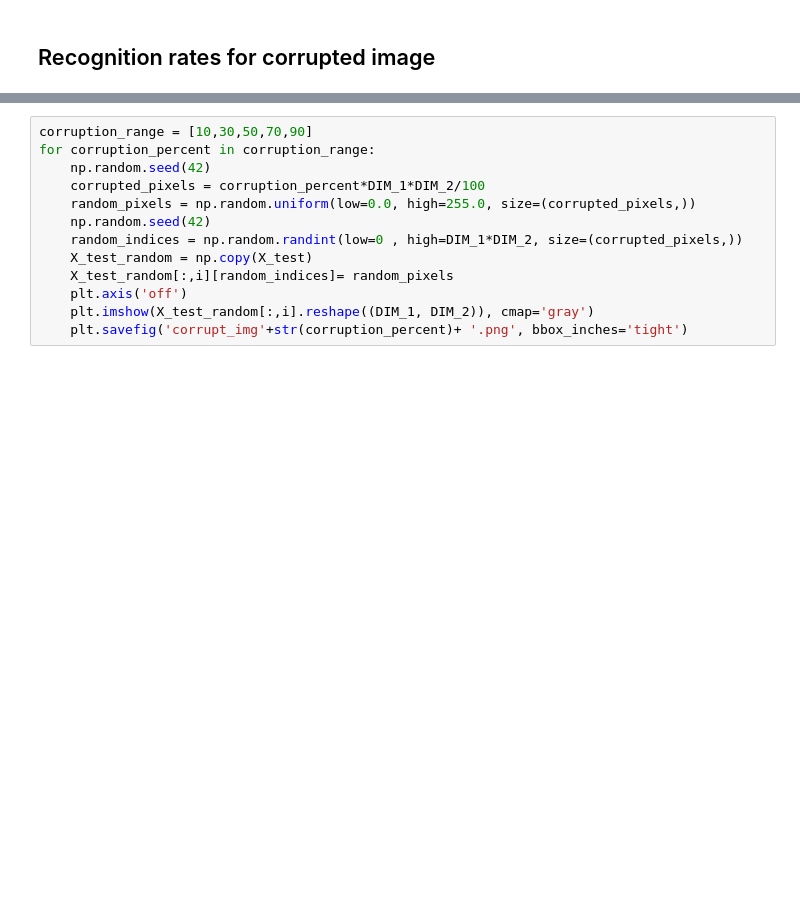
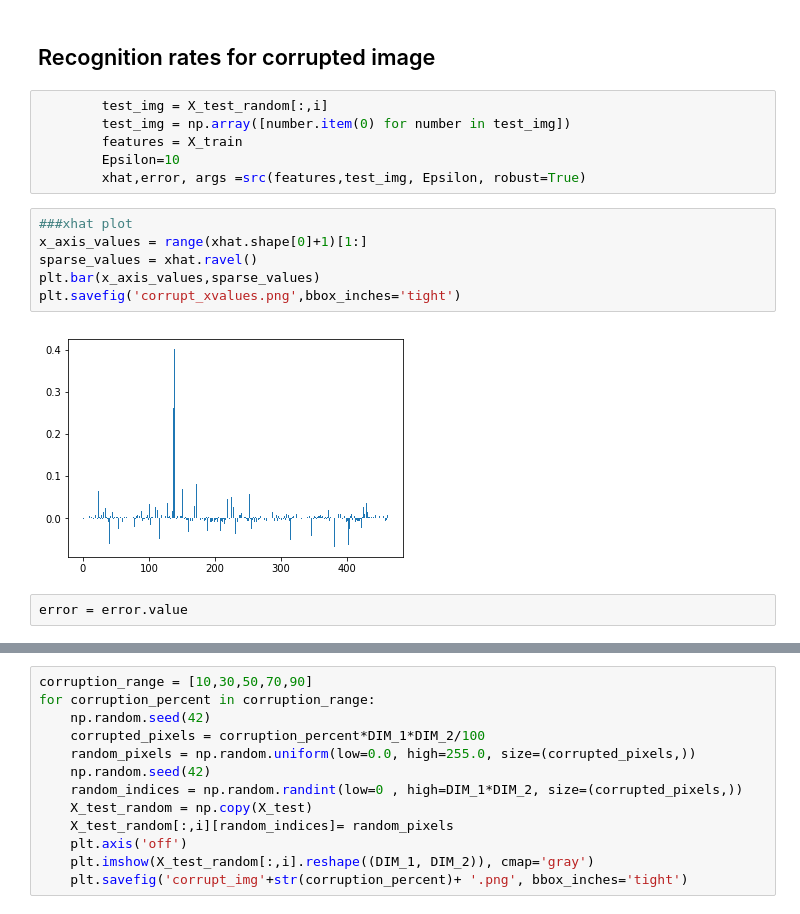
Before and after one commit to swapme/Face-Recognition, a Jupyter notebook: Face Recognition.ipynb, the cells around one changed output, grey strips where cells are left out. Saved outputs shown, nothing was run; the diff lists cells and outputs as text; blank space fills up the shorter version.

```diff
--- a/Face Recognition.ipynb
+++ b/Face Recognition.ipynb
@@ -506,3 +506,19 @@ Text(0,0.5,u'accuracy')
 [figure]
 # %% [markdown]
 ## Recognition rates for corrupted image
+# %%
+        test_img = X_test_random[:,i]
+        test_img = np.array([number.item(0) for number in test_img])
+        features = X_train
+        Epsilon=10
+        xhat,error, args =src(features,test_img, Epsilon, robust=True)
+# %%
+###xhat plot
+x_axis_values = range(xhat.shape[0]+1)[1:]
+sparse_values = xhat.ravel()
+plt.bar(x_axis_values,sparse_values)
+plt.savefig('corrupt_xvalues.png',bbox_inches='tight')
+# %% [output]
+[figure, added]
+# %%
+error = error.value
```
Also changed, not shown: parts of 5 cells of this notebook.
